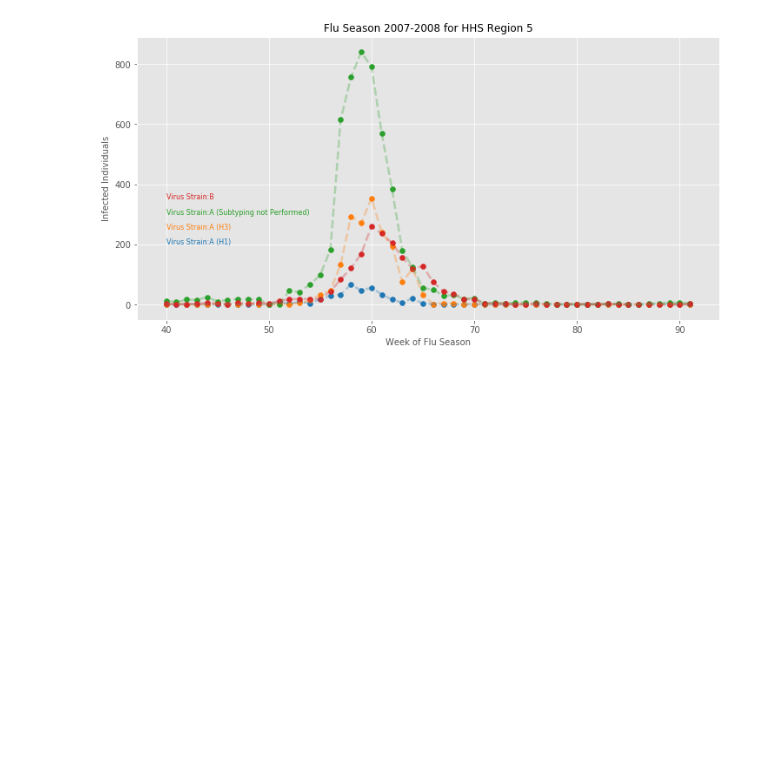
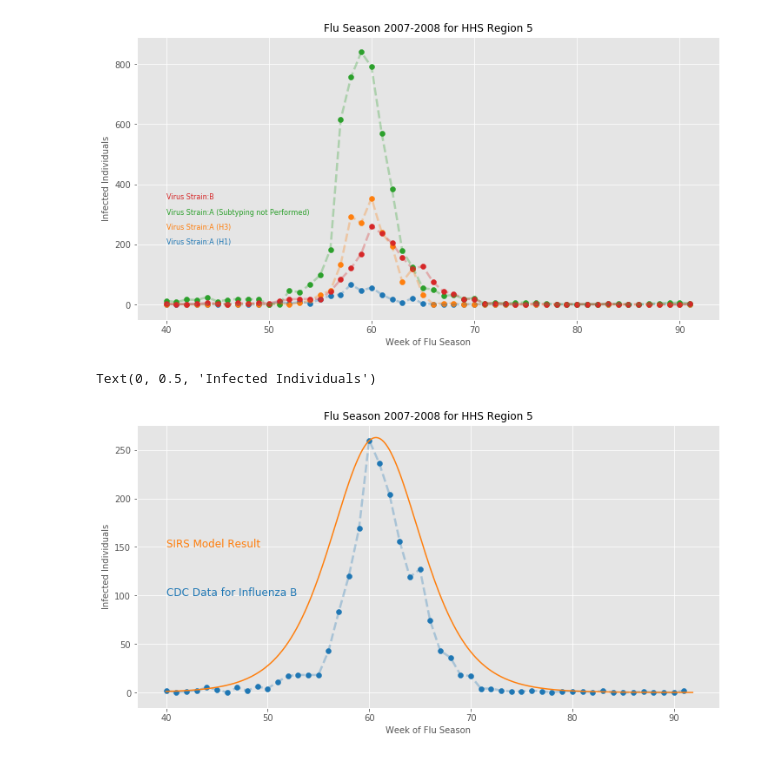
Before and after one commit to GaloisInc/AMIDOL, a Jupyter notebook: docs/SIRS/Python SIRS Modeling.ipynb, the cells around one changed output. Drawn from its saved outputs; the diff is of its cells as text; code cells hidden in the pictures; blank space fills up the shorter version.

Commit message:
Model

```diff
--- a/docs/SIRS/Python SIRS Modeling.ipynb
+++ b/docs/SIRS/Python SIRS Modeling.ipynb
@@ -16,6 +16,8 @@ fluData = fluData.drop(["YEAR", "WEEK"], axis=1)
 
 match = re.match("^data/(\d+-\d+)_Region-(\d+)_.*", file)
 title = "Flu Season " + match[1] + " for HHS Region " + match[2]
+match = re.match("^(\d+)-\d+.*", match[1])
+popYear = match[1]
 # %%
 import matplotlib.pyplot as plt
 %matplotlib inline
@@ -46,3 +48,48 @@ plt.ylabel("Infected Individuals", fontsize=10)
 # %% [output]
 Text(0, 0.5, 'Infected Individuals')
 [figure]
+# %%
+# Initial values of our states
+popData = pd.read_csv('data/population_data.csv', index_col=0)
+# N - total population of the region
+# I0 - initial infected -- we assume 1.
+# R0 - initial recovered -- we assume none.
+# S0 - initial susceptible -- S0 = N - I0 - R0
+N = int(popData[popData['Year'] == int(popYear)]['HHS 5']) #
+I0 = 1
+R0 = 0
+S0 = N - R0 - I0
+
+gamma = 15
+rho = 1.0032
+beta = rho*gamma
+
+def deriv(y, t, N, beta, gamma):
+    S, I, R = y
+    dSdt = -beta * S * I / N
+    dIdt = beta * S * I / N - gamma * I
+    dRdt = gamma * I
+    return dSdt, dIdt, dRdt
+
+y0 = S0, I0, R0
+
+min = 40*7
+max = min + len(fluData)*7
+t = list(range(min, max))
+w = [x/7 for x in t]
+
+ret = odeint(deriv, y0, t, args=(N, beta, gamma))
+S, I, R = ret.T
+
+plt.figure(figsize=(12,6))
+plt.plot(fluData['T'], fluData['B'], ls="--", lw=2.5, color=tableau20[0], alpha=0.3)
+plt.scatter(fluData['T'], fluData['B'], color=tableau20[0])
+plt.plot(w, I, color=tableau20[2])
+plt.text(40, 100, "CDC Data for Influenza B", fontsize=12, color=tableau20[0])
+plt.text(40, 150, "SIRS Model Result", fontsize=12, color=tableau20[2])
+plt.title(title, fontsize=12)
+plt.xlabel("Week of Flu Season", fontsize=10)
+plt.ylabel("Infected Individuals", fontsize=10)
+# %% [output]
+Text(0, 0.5, 'Infected Individuals')
+[figure, added]
```
Also changed, not shown: 2 other files.
